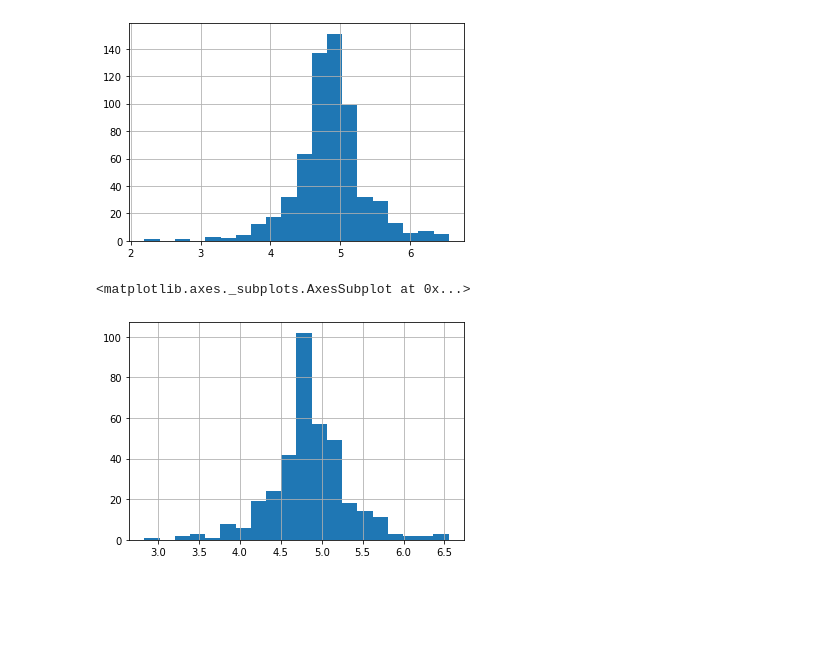
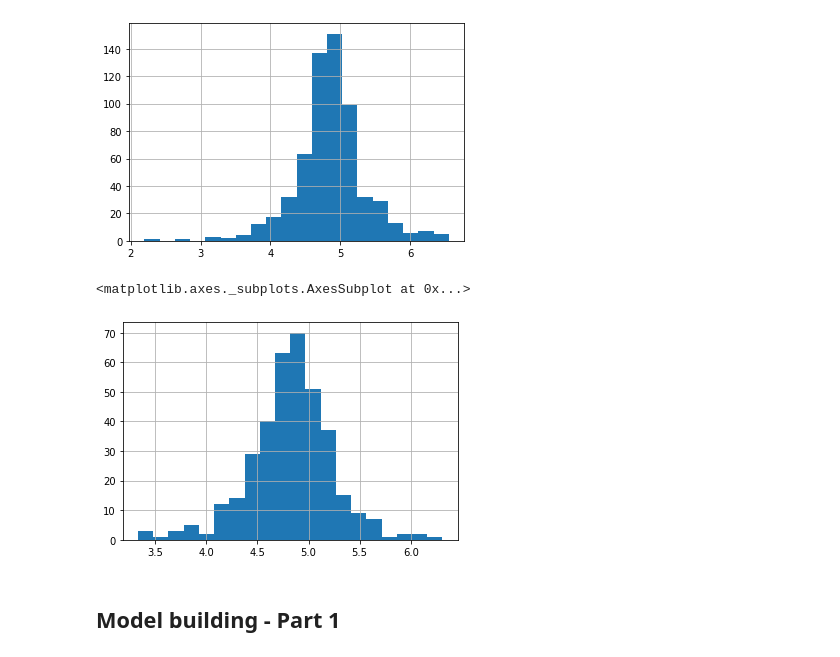
Before and after one commit to ranjan1311/hello-world, a Jupyter notebook: Loan_Prediction.ipynb, the cells around one changed output. Saved outputs shown, nothing was run; the diff lists cells and outputs as text; code cells hidden in the pictures; blank space fills up the shorter version.

```diff
--- a/Loan_Prediction.ipynb
+++ b/Loan_Prediction.ipynb
@@ -14,8 +14,8 @@ warnings.filterwarnings ("ignore")
 %pwd
 #%cd sample_data/
 
-train = pd.read_csv("train_ctrUa4K.csv")
-test = pd.read_csv("test_lAUu6dG.csv")
+train = pd.read_csv("../sample_data/train_ctrUa4K.csv")
+test = pd.read_csv("../sample_data/test_lAUu6dG.csv")
 
 train_original = train.copy()
 test_original = test.copy()
@@ -329,8 +357,10 @@ train['LoanAmount_Log'].hist(bins=20)
 [figure]
 # %%
 
-test['LoanAmount_Log'] = np.log(train['LoanAmount'])
+test['LoanAmount_Log'] = np.log(test['LoanAmount'])
 test['LoanAmount_Log'].hist(bins=20)
 # %% [output]
 <matplotlib.axes._subplots.AxesSubplot at 0x...>
-[figure, old version]
+[figure, new version]
+# %% [markdown]
+## Model building - Part 1
```
Also changed, not shown: parts of 14 cells of this notebook.
